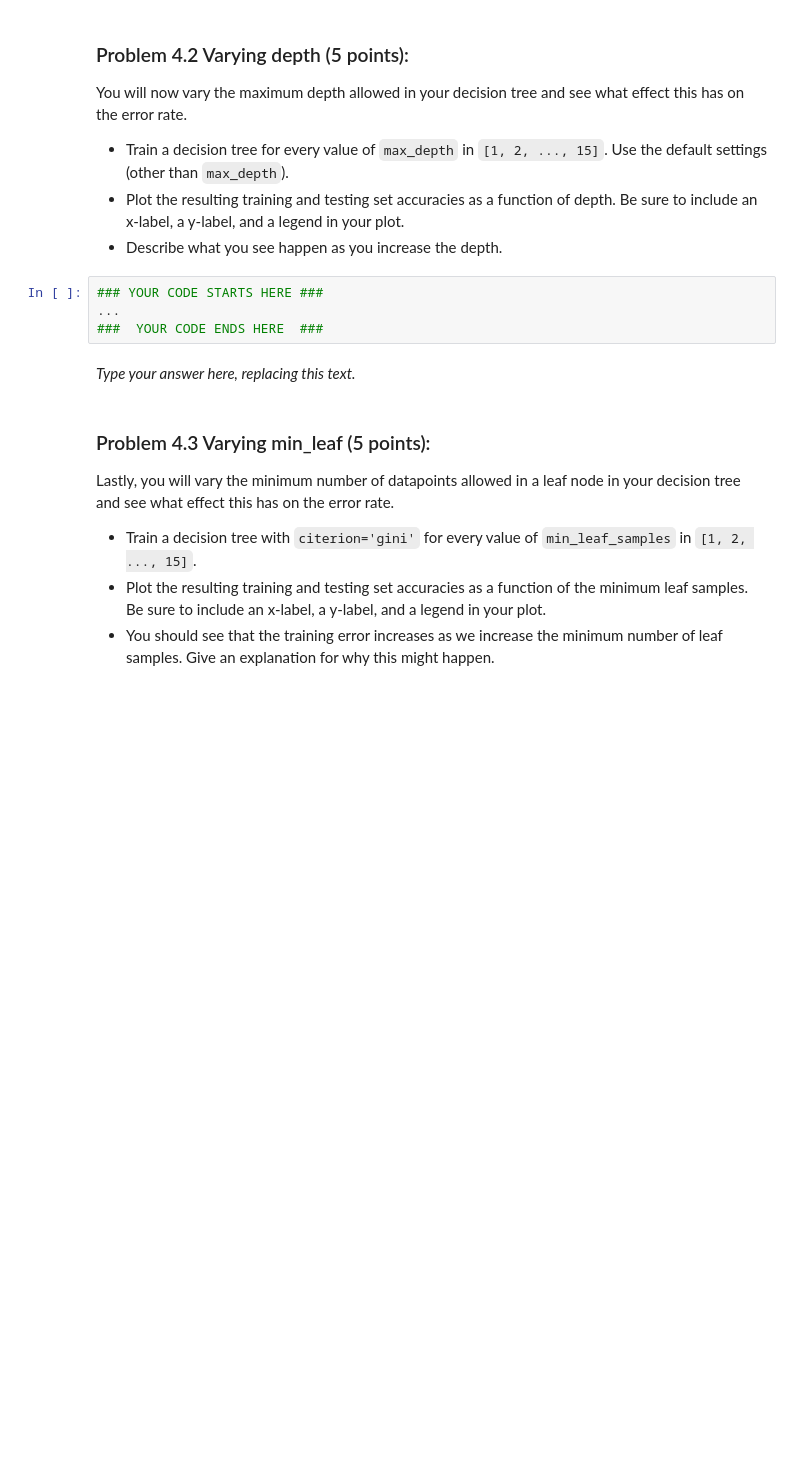
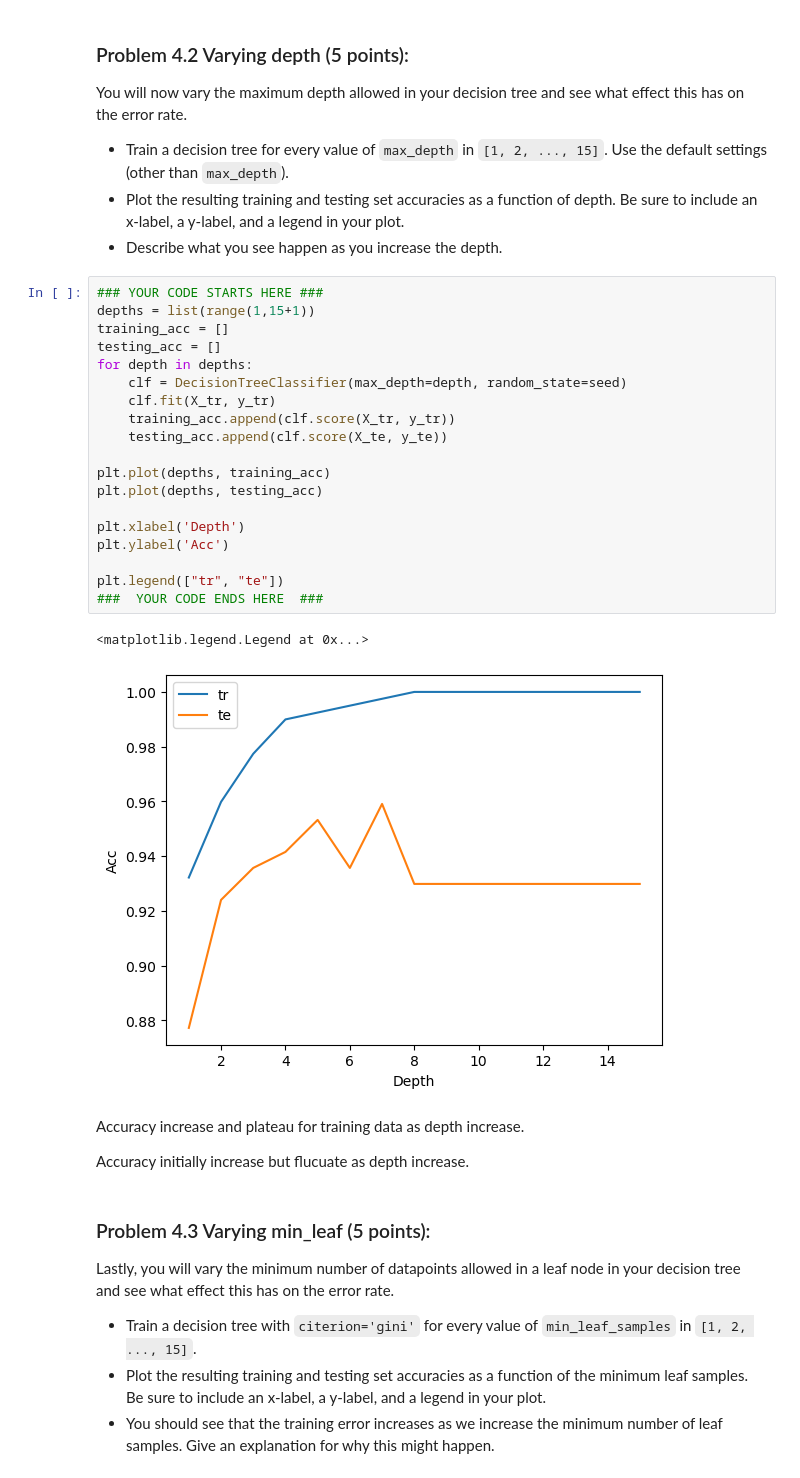
Before and after one commit to shifenghuci/CS178, a Jupyter notebook: Homeworks/hw4-student/student/hw4.ipynb, the cells around one changed output. Cells and saved outputs as stored; diff of their text form; blank space fills up the shorter version.

```diff
--- a/Homeworks/hw4-student/student/hw4.ipynb
+++ b/Homeworks/hw4-student/student/hw4.ipynb
@@ -607,10 +625,30 @@ You will now vary the maximum depth allowed in your decision tree and see what e
 - Describe what you see happen as you increase the depth.
 # %%
 ### YOUR CODE STARTS HERE ###
-...
+depths = list(range(1,15+1))
+training_acc = []
+testing_acc = []
+for depth in depths:
+    clf = DecisionTreeClassifier(max_depth=depth, random_state=seed)
+    clf.fit(X_tr, y_tr)
+    training_acc.append(clf.score(X_tr, y_tr))
+    testing_acc.append(clf.score(X_te, y_te))
+
+plt.plot(depths, training_acc)
+plt.plot(depths, testing_acc)
+
+plt.xlabel('Depth')
+plt.ylabel('Acc')
+
+plt.legend(["tr", "te"])
 ###  YOUR CODE ENDS HERE  ###
+# %% [output]
+<matplotlib.legend.Legend at 0x...>
+[figure, added]
 # %% [markdown]
-_Type your answer here, replacing this text._
+Accuracy increase and plateau for training data as depth increase.
+
+Accuracy initially increase but flucuate as depth increase.
 # %% [markdown]
 <!-- END QUESTION -->
 
```
Also changed, not shown: parts of 7 cells of this notebook.
